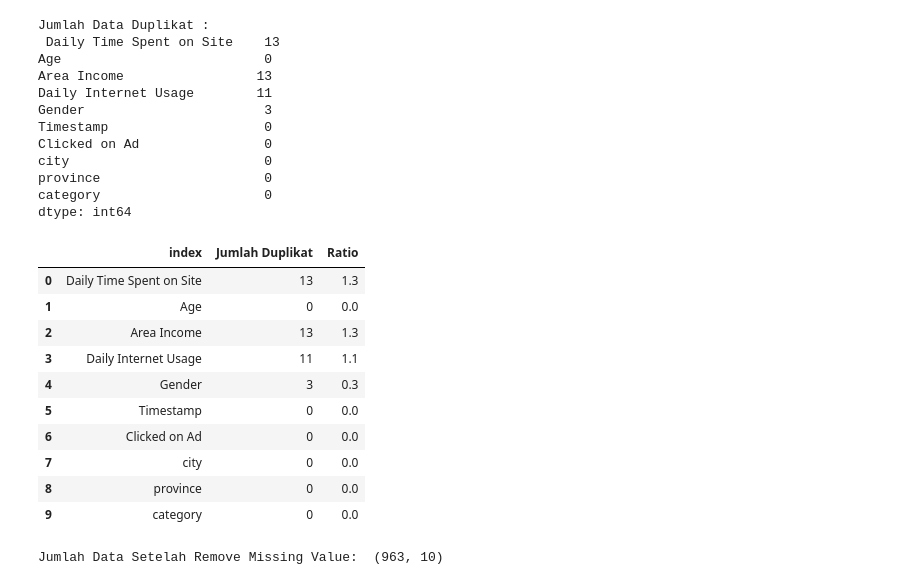
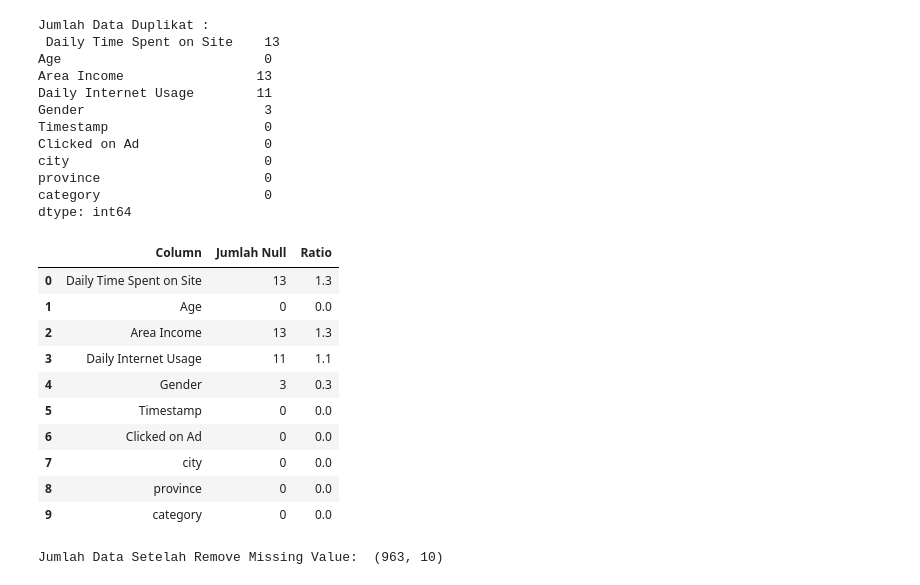
Before and after one commit to JodhiKrisantus/Predict-Customer-Clicked-Ads-Classification, a Jupyter notebook: Classification - Predict Clicked Ads.ipynb, the cells around one changed output. Cells and saved outputs as stored; diff of their text form; code cells hidden in the pictures.

```diff
--- a/Classification - Predict Clicked Ads.ipynb
+++ b/Classification - Predict Clicked Ads.ipynb
@@ -288,11 +292,12 @@ dtype: int64
 # %%
 duplikat = df_pre.isna().sum().values
 df_pre.columns.values
-df_duplikat = pd.DataFrame(data = duplikat, index= df_pre.columns.values, columns=['Jumlah Duplikat']).reset_index()
-df_duplikat['Ratio'] = df_duplikat['Jumlah Duplikat'] / df_pre.shape[0] * 100
+df_duplikat = pd.DataFrame(data = duplikat, index= df_pre.columns.values, columns=['Jumlah Null']).reset_index()
+df_duplikat['Ratio'] = df_duplikat['Jumlah Null'] / df_pre.shape[0] * 100
+df_duplikat.rename(columns={'index': 'Column'}, inplace=True)
 df_duplikat
 # %% [output]
-|  | index | Jumlah Duplikat | Ratio |
+|  | Column | Jumlah Null | Ratio |
 | 0 | Daily Time Spent on Site | 13 | 1.3 |
 | 1 | Age | 0 | 0.0 |
 | 2 | Area Income | 13 | 1.3 |
```
Also changed, not shown: parts of 74 cells of this notebook.
